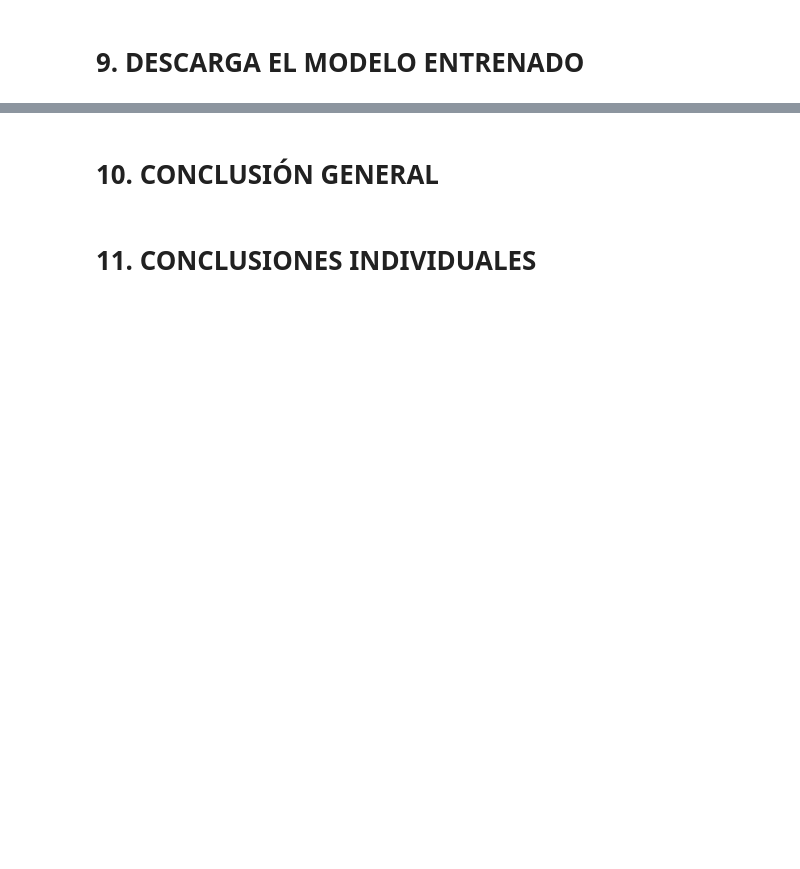
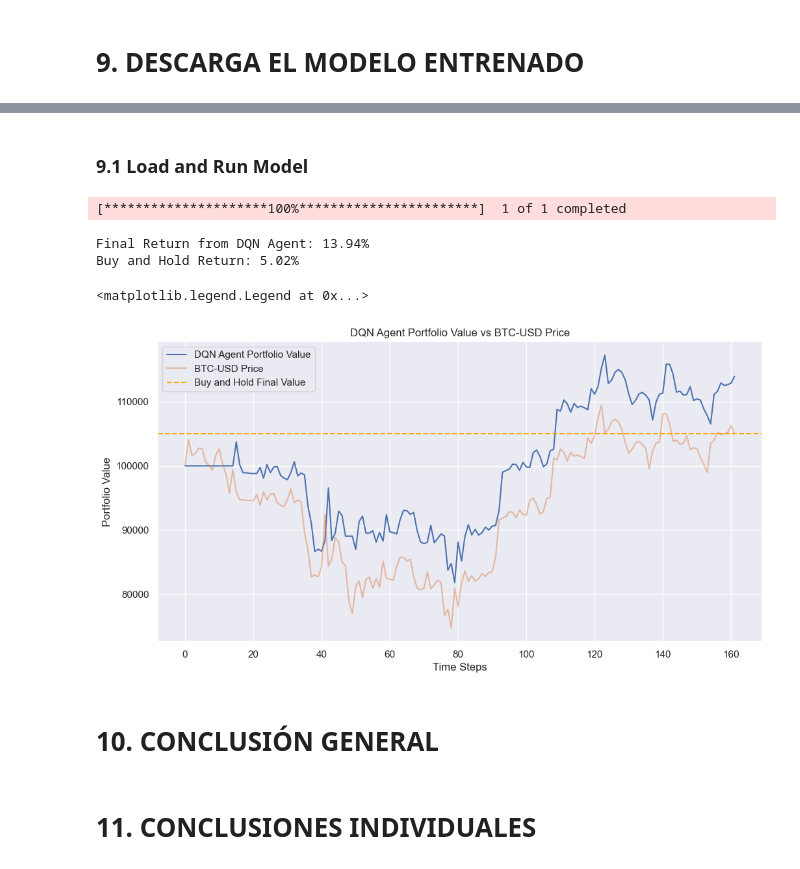
Before and after one commit to AntonioLomeli/05-DQN-IN-TRADING, a Jupyter notebook: Final_Project.ipynb, the cells around one changed output, grey strips where cells are left out. Saved outputs shown, nothing was run; the diff lists cells and outputs as text; code cells hidden in the pictures; blank space fills up the shorter version.

Commit message:
Load and test model added

```diff
--- a/Final_Project.ipynb
+++ b/Final_Project.ipynb
@@ -587,3 +514,79 @@ Modelo guardado como dql_model.pth
+# %% [markdown]
+### 9.1 Load and Run Model
+# %%
+# Use test data of January to July 2025 to evaluate the model with new data
+data_test = yf.download('BTC-USD', start='2025-01-01', end='2025-07-01')
+data_test.columns = data_test.columns.droplevel(1)
+
+# Technical feature calculation for trading:
+data_test['Returns'] = data_test['Close'].pct_change()
+data_test['SMA_20'] = data_test['Close'].rolling(20).mean()
+data_test['SMA_5'] = data_test['Close'].rolling(5).mean()
+data_test['Trading_Signal'] = np.where(data_test['SMA_20'] > data_test['SMA_5'], 1, 0)
+data_test["RSI"] = rsi_indicator(data_test['Close'])
+data_test["MACD"] = macd_indicator(data_test['Close'])
+
+# Remove rows with NaN values
+data_test.dropna(inplace=True)
+# Split the data into training and testing sets (80% and 20%)
+split_ratio = 1
+split_index = int(split_ratio * len(data_test))
+
+data_test = data_test[:split_index]
+# %% [output]
+[*********************100%***********************]  1 of 1 completed
+# %%
+n_features = 6  # Close Price, Returns, SMA_20, SMA_5, RSI, MACD
+window_size = 7 # 14 days has given the best results
+state_size = window_size * n_features + 1  # n features + position
+
+
+# Training agent with final parameters
+environment_test = TradingEnvironment(data_test, window_size,
+                                        features=['Close', 'SMA_5', 'SMA_20', 'RSI', 'MACD', 'Returns'],
+                                        balance=100_000)
+
+# Initialize DQN nn
+action_size = 3  # Buy, Hold, Sell
+# Create the nn, with same architecture as trained
+policy_net = DQN(state_size, action_size).to(device)
+# Load the trained weights
+policy_net.load_state_dict(torch.load("dql_model_final.pth", map_location=device))
+policy_net.eval()
+
+target_net = DQN(state_size, action_size).to(device)
+target_net.load_state_dict(policy_net.state_dict())
+optimizer = optim.Adam(policy_net.parameters(), lr=0.0001)
+
+batch_size = 120
+memory = deque(maxlen=2000)
+
+# Initialize DQN Agent
+dqn_agent = DQNAgent(environment_test,
+                    policy_net, target_net, optimizer, memory, batch_size,
+                    device)
+
+
+# Perform Backtest with the trained agent
+backtest_results = backtest(dqn_agent, environment_test)
+
+buy_and_hold_return = (data_test['Close'].iloc[-1] / data_test['Close'].iloc[0]) - 1
+print(f"Final Return from DQN Agent: {backtest_results['final_return']*100:.2f}%")
+print(f"Buy and Hold Return: {buy_and_hold_return*100:.2f}%")
+
+plt.figure(figsize=(12, 6))
+plt.plot(backtest_results['portfolio_values'], label='DQN Agent Portfolio Value')
+plt.plot(data_test['Close'].values*(100_000/data_test['Close'].iloc[0]), label='BTC-USD Price', alpha=0.5)
+plt.axhline(y=data_test.iloc[-1]['Close']*(100_000/data_test['Close'].iloc[0]), color='orange', linestyle='--', label='Buy and Hold Final Value')
+plt.title('DQN Agent Portfolio Value vs BTC-USD Price')
+plt.xlabel('Time Steps')
+plt.ylabel('Portfolio Value')
+plt.legend()
+# %% [output]
+Final Return from DQN Agent: 13.94%
+Buy and Hold Return: 5.02%
+<matplotlib.legend.Legend at 0x...>
+[figure, added]
 # %% [markdown]
 # 10. CONCLUSIÓN GENERAL
 # %% [markdown]
```
Also changed, not shown: parts of 8 cells of this notebook.
